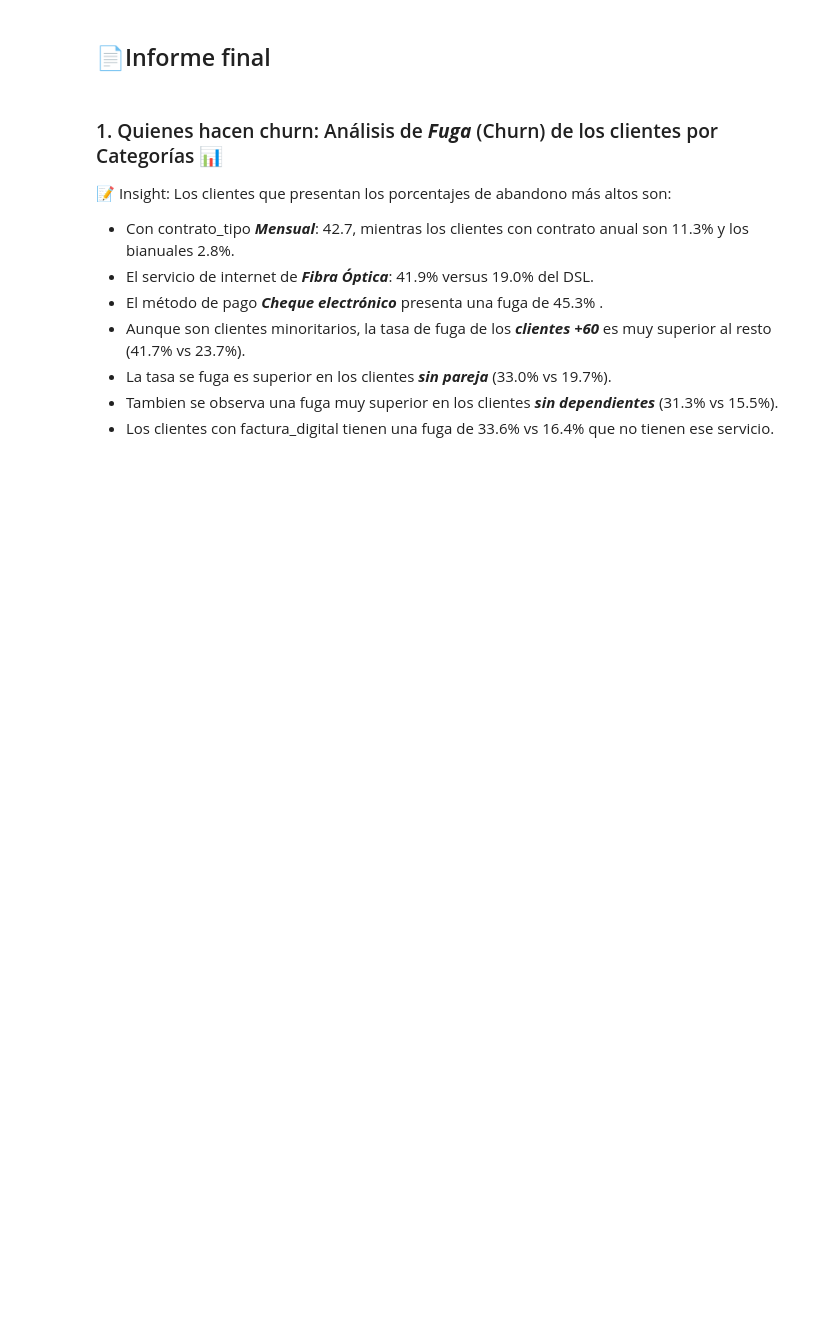
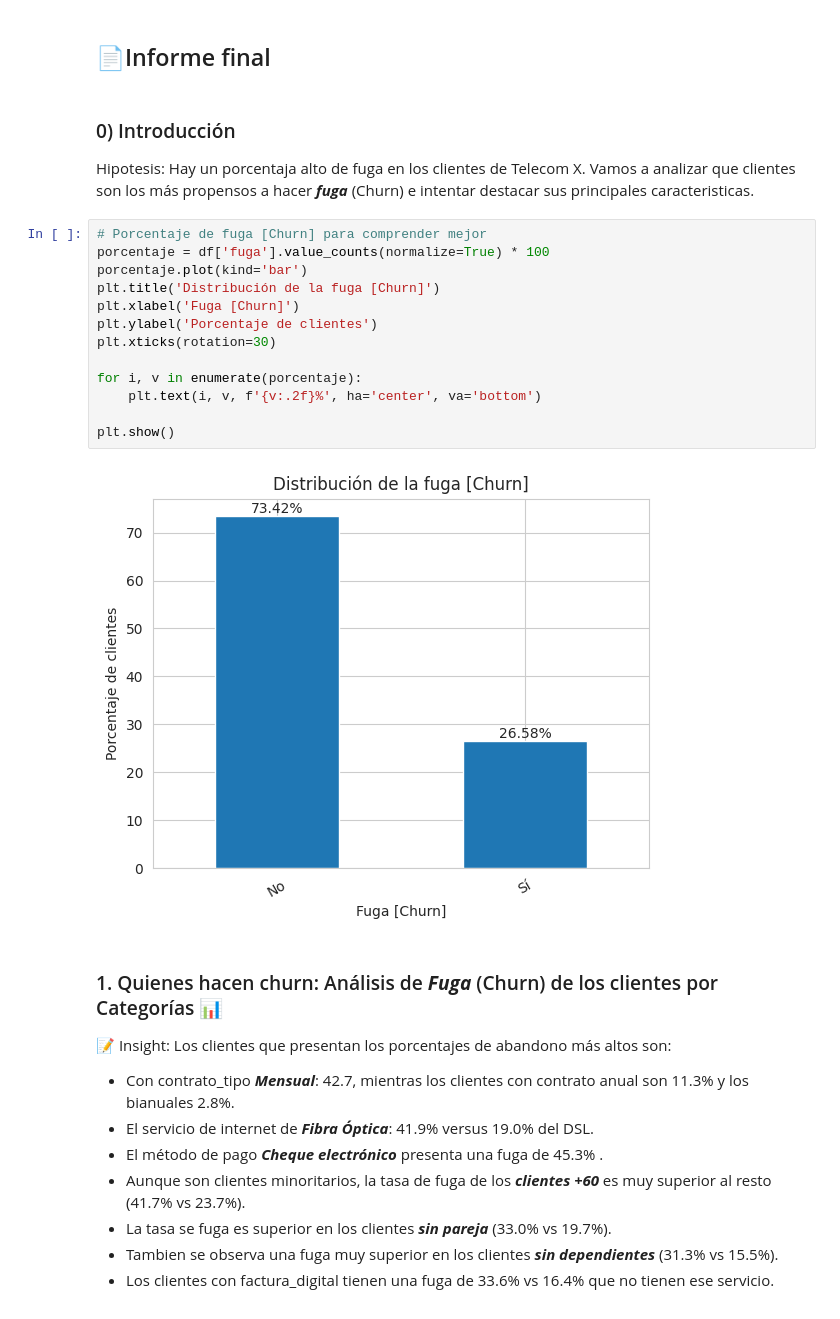
Before and after one commit to nikovido/telecomx-datascience-alura-one, a Jupyter notebook: TelecomX_proyecto_Alura_ONE_G9.ipynb, the cells around one changed output. Cells and saved outputs as stored; diff of their text form; blank space fills up the shorter version.

```diff
--- a/TelecomX_proyecto_Alura_ONE_G9.ipynb
+++ b/TelecomX_proyecto_Alura_ONE_G9.ipynb
@@ -762,6 +762,26 @@ plt.show()
 [figure]
 # %% [markdown]
 ## 📄Informe final
+# %% [markdown]
+### 0) Introducción
+
+Hipotesis: Hay un porcentaja alto de fuga en los clientes de Telecom X.
+Vamos a analizar que clientes son los más propensos a hacer ***fuga*** (Churn) e intentar destacar sus principales caracteristicas.
+# %%
+# Porcentaje de fuga [Churn] para comprender mejor
+porcentaje = df['fuga'].value_counts(normalize=True) * 100
+porcentaje.plot(kind='bar')
+plt.title('Distribución de la fuga [Churn]')
+plt.xlabel('Fuga [Churn]')
+plt.ylabel('Porcentaje de clientes')
+plt.xticks(rotation=30)
+
+for i, v in enumerate(porcentaje):
+    plt.text(i, v, f'{v:.2f}%', ha='center', va='bottom')
+
+plt.show()
+# %% [output]
+[figure, added]
 # %% [markdown]
 ### 1. Quienes hacen churn: Análisis de ***Fuga*** (Churn) de los clientes por Categorías 📊
 
```
Also changed, not shown: parts of 1 cell of this notebook.
